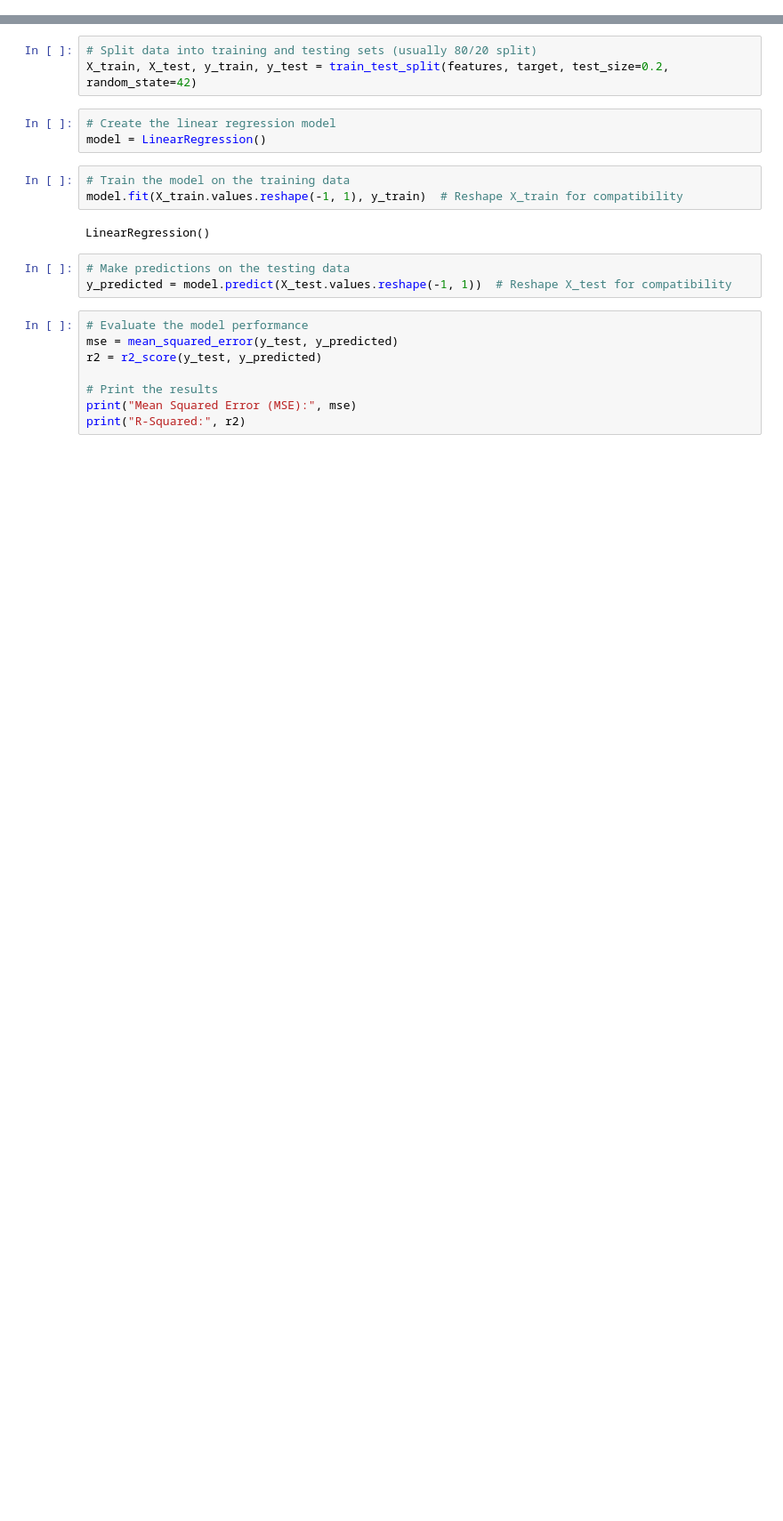
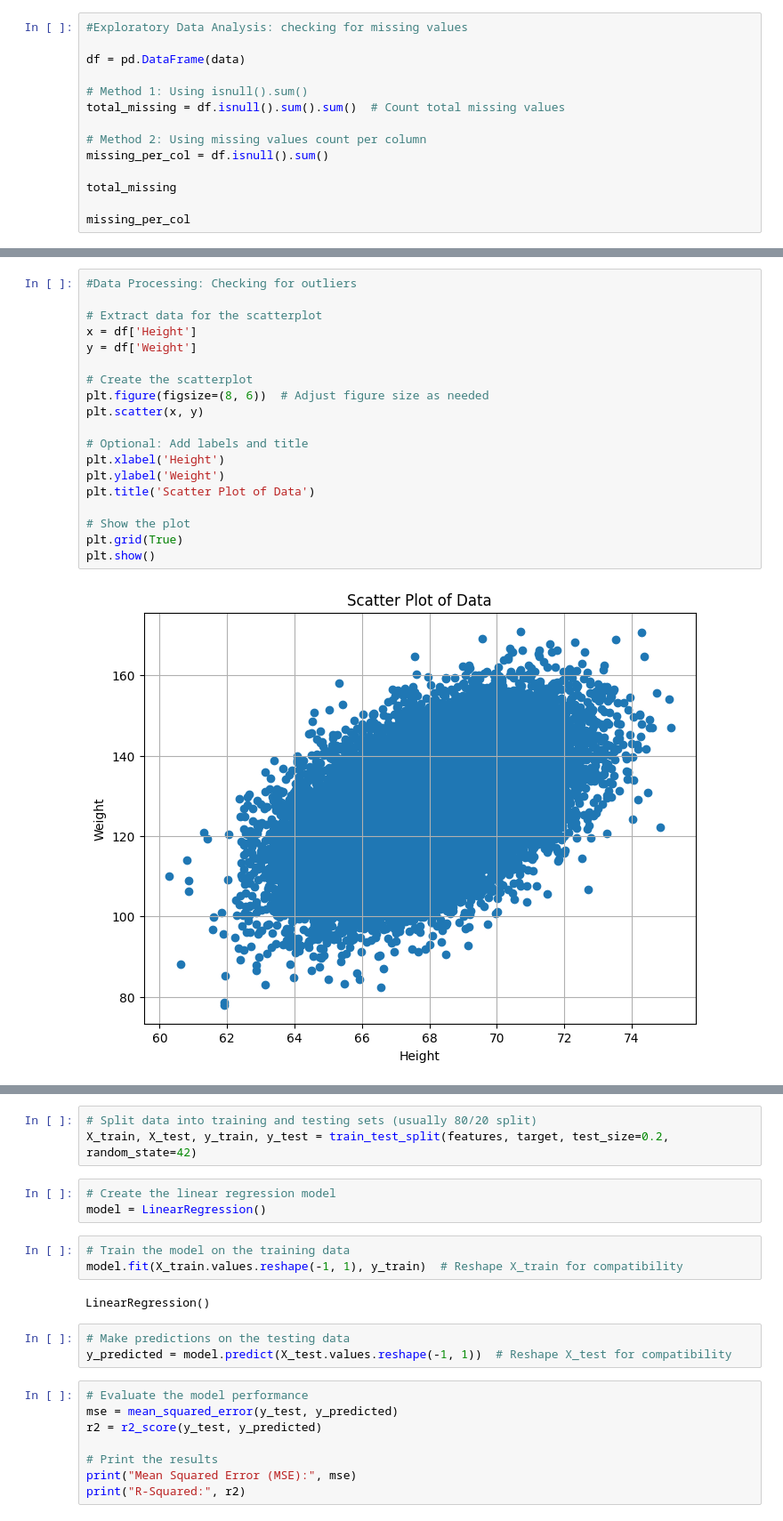
Before and after one commit to Itiola/smartheighttoweightpredicion, a Jupyter notebook: smartheighttoweightprediction.ipynb, the cells around one changed output, grey strips where cells are left out. Shown at 89% size. Saved outputs shown, nothing was run; the diff lists cells and outputs as text; blank space fills up the shorter version.

```diff
--- a/smartheighttoweightprediction.ipynb
+++ b/smartheighttoweightprediction.ipynb
@@ -14,0 +14,14 @@ data
+# %%
+#Exploratory Data Analysis: checking for missing values
+
+df = pd.DataFrame(data)
+
+# Method 1: Using isnull().sum()
+total_missing = df.isnull().sum().sum()  # Count total missing values
+
+# Method 2: Using missing values count per column
+missing_per_col = df.isnull().sum()
+
+total_missing
+
+missing_per_col
@@ -15,2 +33,23 @@ data
+# %%
+#Data Processing: Checking for outliers
+
+# Extract data for the scatterplot
+x = df['Height']
+y = df['Weight']
+
+# Create the scatterplot
+plt.figure(figsize=(8, 6))  # Adjust figure size as needed
+plt.scatter(x, y)
+
+# Optional: Add labels and title
+plt.xlabel('Height')
+plt.ylabel('Weight')
+plt.title('Scatter Plot of Data')
+
+# Show the plot
+plt.grid(True)
+plt.show()
+# %% [output]
+[figure, added]
 # %%
 # Separate features (independent variables) and target (dependent variable)
```
Also changed, not shown: parts of 9 cells of this notebook, 2 other files.
